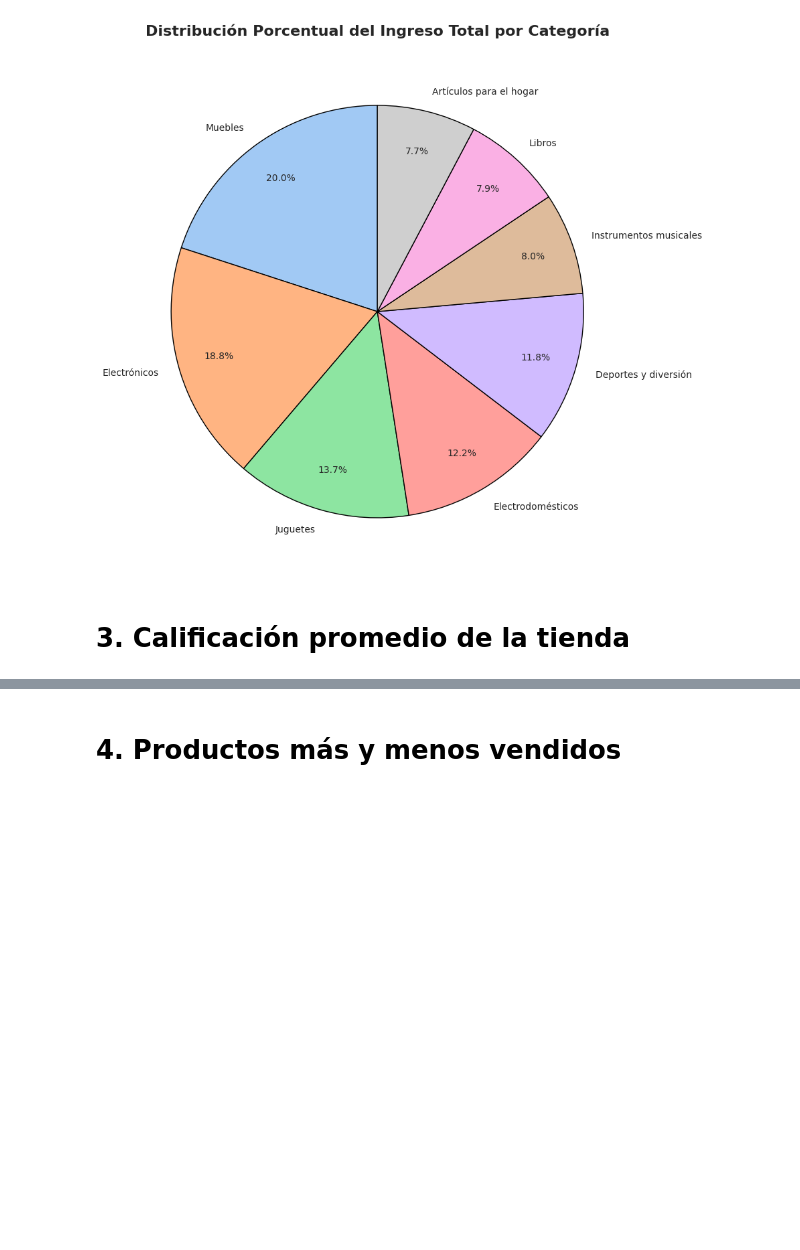
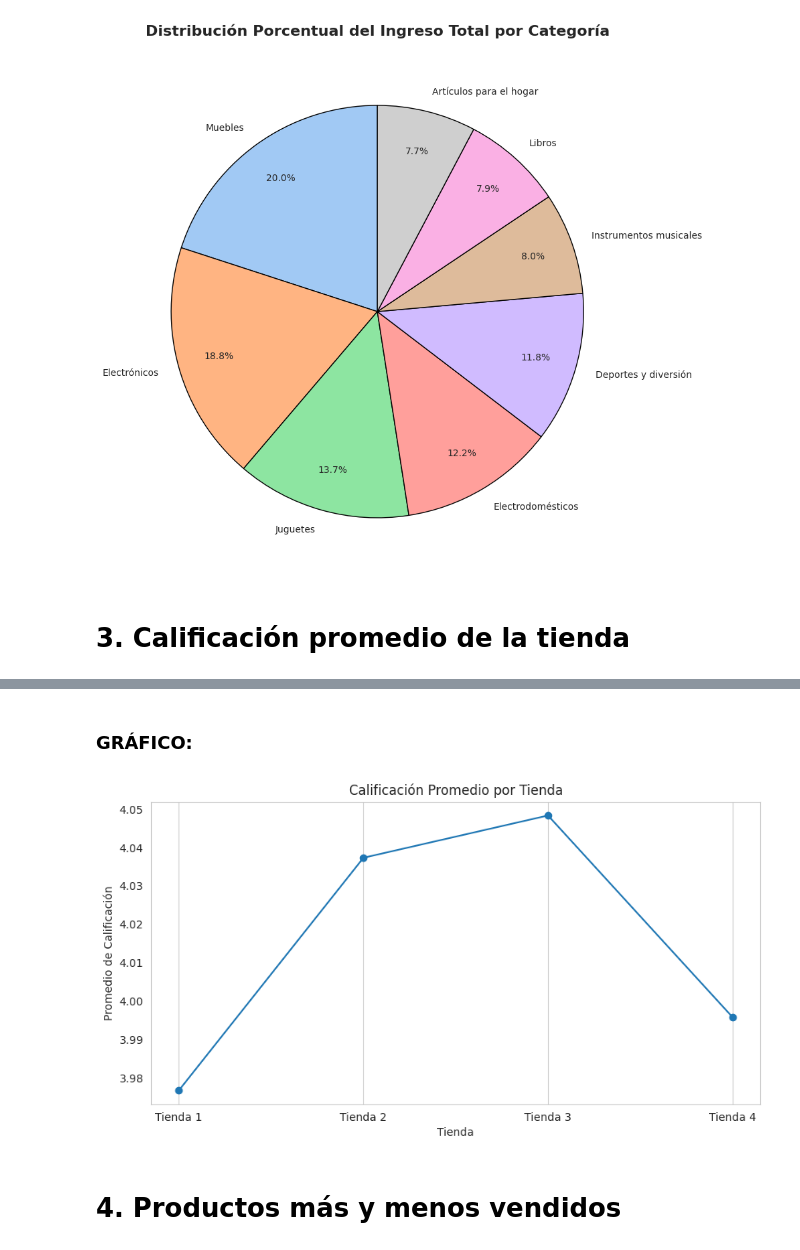
Before and after one commit to edgarbernaling-arch/Desafio_1_Ciencia_de_datos_Edgar_Bernal, a Jupyter notebook: Copia_de_AluraStoreLatam_Challegue1_Ciencia_de_datos_Edgar_Bernal.ipynb, the cells around one changed output, grey strips where cells are left out. Cells and saved outputs as stored; diff of their text form; code cells hidden in the pictures; blank space fills up the shorter version.

```diff
--- a/Copia_de_AluraStoreLatam_Challegue1_Ciencia_de_datos_Edgar_Bernal.ipynb
+++ b/Copia_de_AluraStoreLatam_Challegue1_Ciencia_de_datos_Edgar_Bernal.ipynb
@@ -165,3 +195,17 @@ plt.show()
+# %% [markdown]
+### GRÁFICO:
+# %%
+plt.figure(figsize=(10,5))
+# Trazar el gráfico de líneas con estilo personalizado
+plt.plot(
+    ['Tienda 1', 'Tienda 2', 'Tienda 3', 'Tienda 4'], promedios, marker='o')
+plt.title('Calificación Promedio por Tienda')
+plt.ylabel('Promedio de Calificación')
+plt.xlabel('Tienda')
+plt.grid(axis='y')
+plt.show()
+# %% [output]
+[figure, added]
 # %% [markdown]
 # 4. Productos más y menos vendidos
 # %% [markdown]
```
Also changed, not shown: parts of 1 cell of this notebook.
